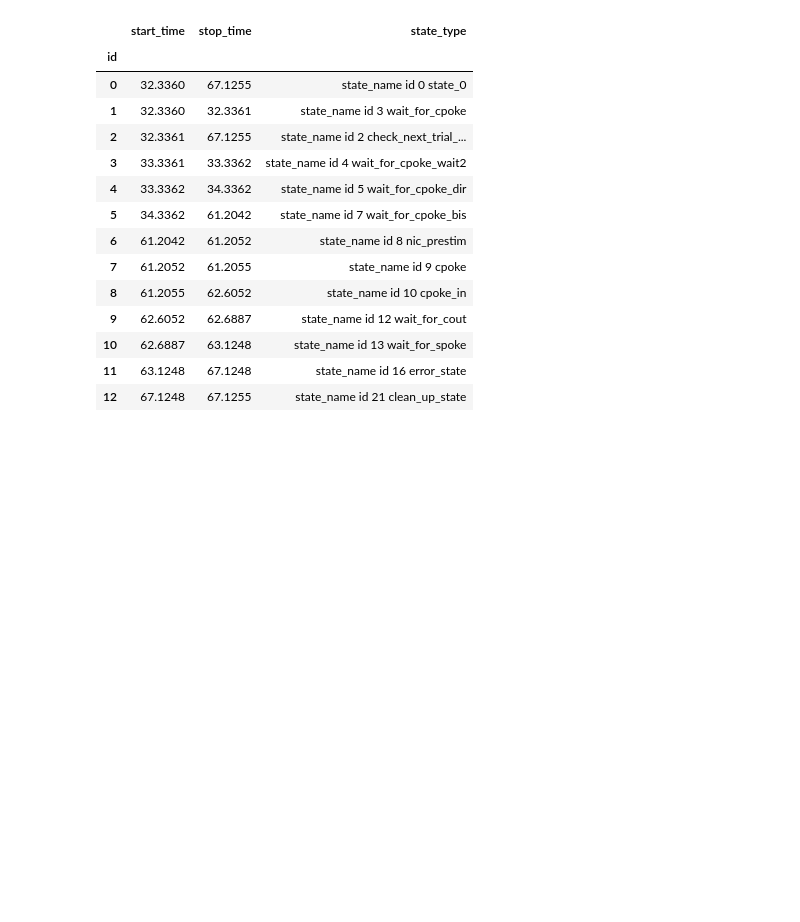
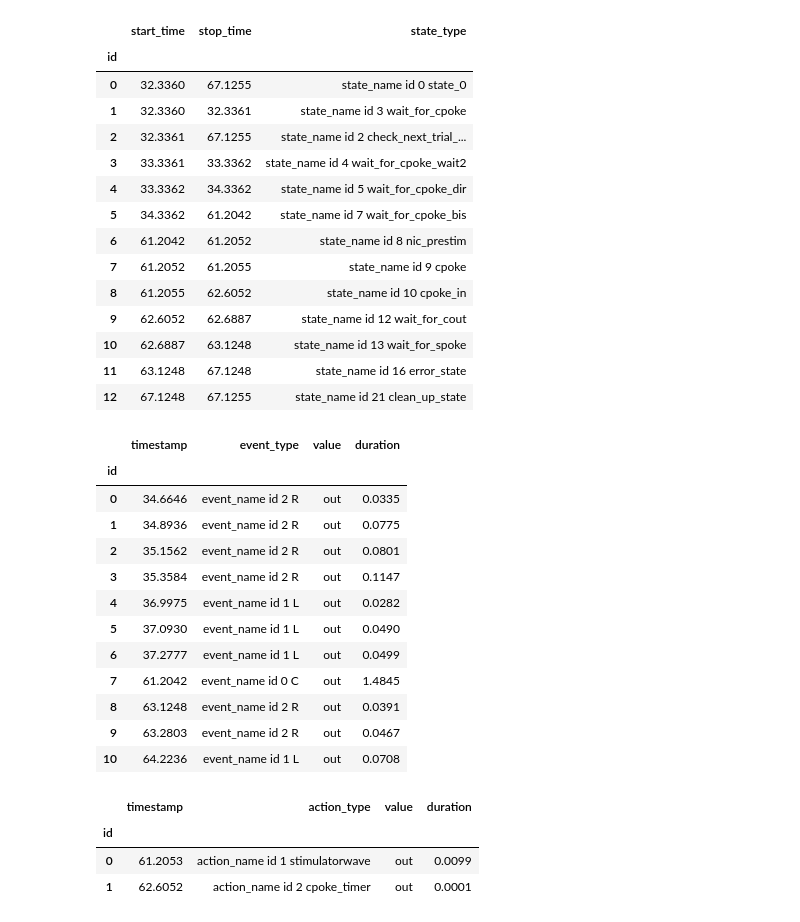
Before and after one commit to catalystneuro/pagan-lab-to-nwb, a Jupyter notebook: src/pagan_lab_to_nwb/tutorials/spyglass_tutorial.ipynb, the cells around one changed output. Saved outputs shown, nothing was run; the diff lists cells and outputs as text; code cells hidden in the pictures; blank space fills up the shorter version.

```diff
--- a/src/pagan_lab_to_nwb/tutorials/spyglass_tutorial.ipynb
+++ b/src/pagan_lab_to_nwb/tutorials/spyglass_tutorial.ipynb
@@ -224,3 +215,28 @@ trials_df.states[0]
 | 10 | 62.6887 | 63.1248 | state_name id 13 wait_for_spoke |
 | 11 | 63.1248 | 67.1248 | state_name id 16 error_state |
 | 12 | 67.1248 | 67.1255 | state_name id 21 clean_up_state |
+# %%
+# Get the first trial's events
+trials_df.events[0]
+# %% [output]
+|  | timestamp | event_type | value | duration |
+| id |  |  |  |  |
+| 0 | 34.6646 | event_name id 2 R | out | 0.0335 |
+| 1 | 34.8936 | event_name id 2 R | out | 0.0775 |
+| 2 | 35.1562 | event_name id 2 R | out | 0.0801 |
+| 3 | 35.3584 | event_name id 2 R | out | 0.1147 |
+| 4 | 36.9975 | event_name id 1 L | out | 0.0282 |
+| 5 | 37.0930 | event_name id 1 L | out | 0.0490 |
+| 6 | 37.2777 | event_name id 1 L | out | 0.0499 |
+| 7 | 61.2042 | event_name id 0 C | out | 1.4845 |
+| 8 | 63.1248 | event_name id 2 R | out | 0.0391 |
+| 9 | 63.2803 | event_name id 2 R | out | 0.0467 |
+| 10 | 64.2236 | event_name id 1 L | out | 0.0708 |
+# %%
+# Get the first trial's actions
+trials_df.actions[0]
+# %% [output]
+|  | timestamp | action_type | value | duration |
+| id |  |  |  |  |
+| 0 | 61.2053 | action_name id 1 stimulatorwave | out | 0.0099 |
+| 1 | 62.6052 | action_name id 2 cpoke_timer | out | 0.0001 |
```
Also changed, not shown: parts of 2 cells of this notebook.
